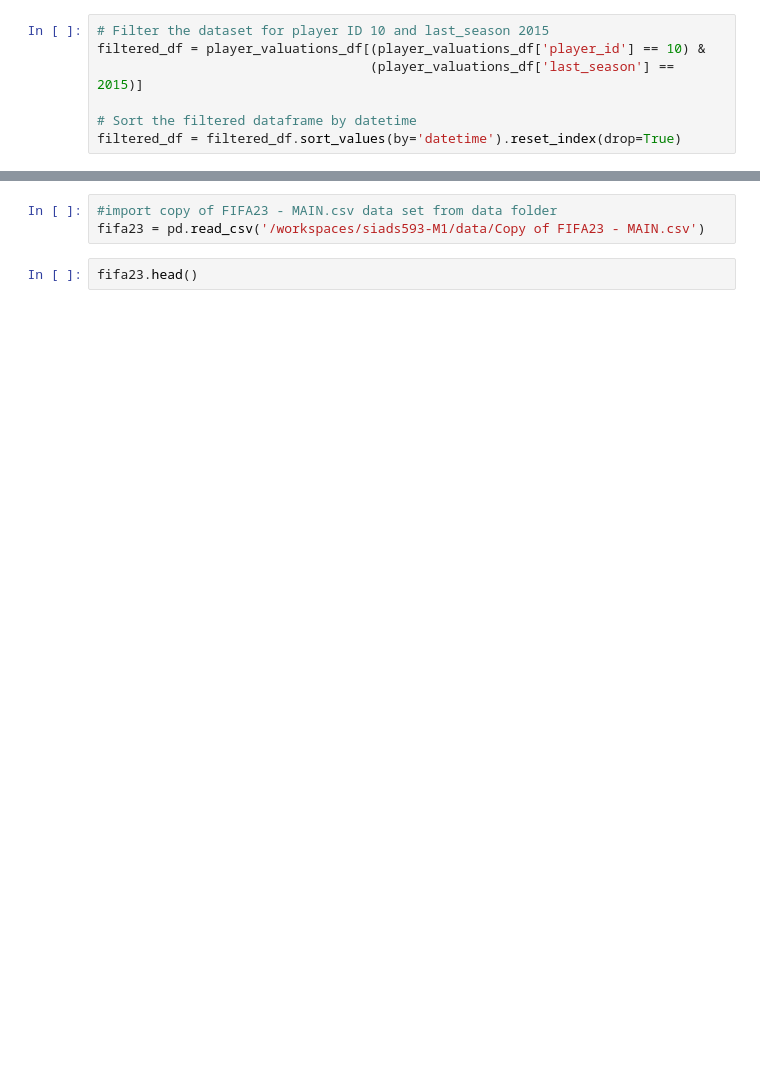
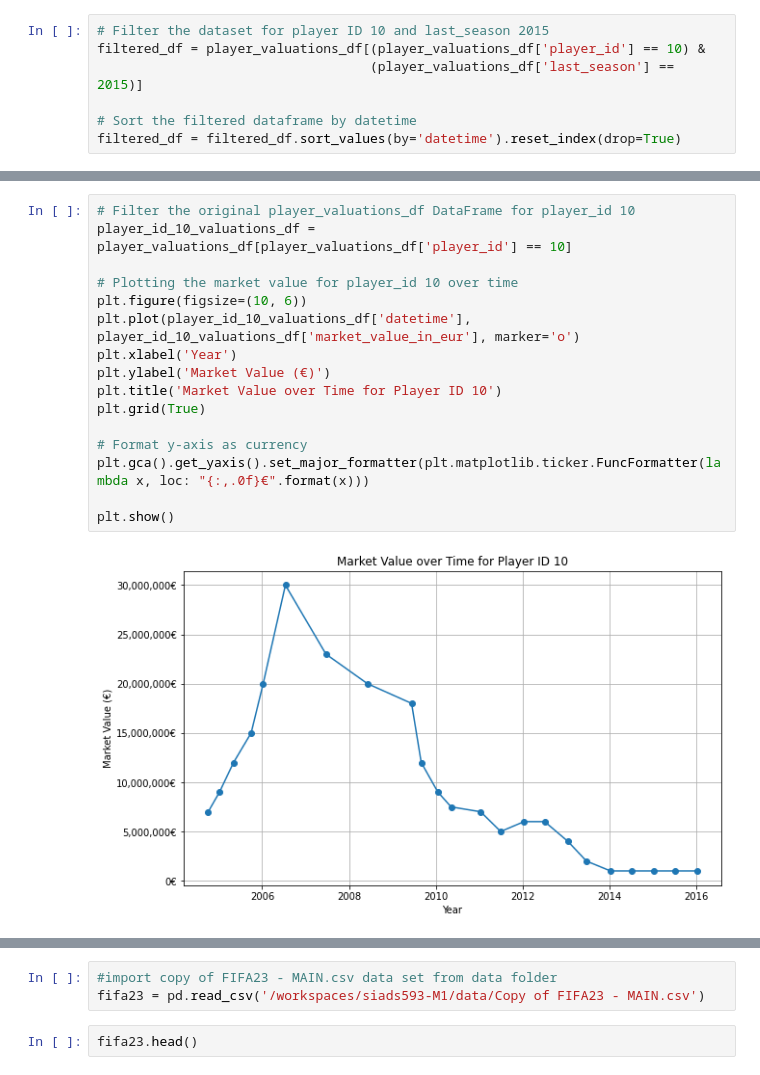
Before and after one commit to brandon-ds/siads593-M1, a Jupyter notebook: notebooks/brandon-eda.ipynb, the cells around one changed output, grey strips where cells are left out. Cells and saved outputs as stored; diff of their text form; blank space fills up the shorter version.

```diff
--- a/notebooks/brandon-eda.ipynb
+++ b/notebooks/brandon-eda.ipynb
@@ -106,0 +323,18 @@ plt.show()
+# %%
+# Filter the original player_valuations_df DataFrame for player_id 10
+player_id_10_valuations_df = player_valuations_df[player_valuations_df['player_id'] == 10]
+
+# Plotting the market value for player_id 10 over time
+plt.figure(figsize=(10, 6))
+plt.plot(player_id_10_valuations_df['datetime'], player_id_10_valuations_df['market_value_in_eur'], marker='o')
+plt.xlabel('Year')
+plt.ylabel('Market Value (€)')
+plt.title('Market Value over Time for Player ID 10')
+plt.grid(True)
+
+# Format y-axis as currency
+plt.gca().get_yaxis().set_major_formatter(plt.matplotlib.ticker.FuncFormatter(lambda x, loc: "{:,.0f}€".format(x)))
+
+plt.show()
+# %% [output]
+[figure, added]
```
Also changed, not shown: parts of 18 cells of this notebook, 1 other file.
